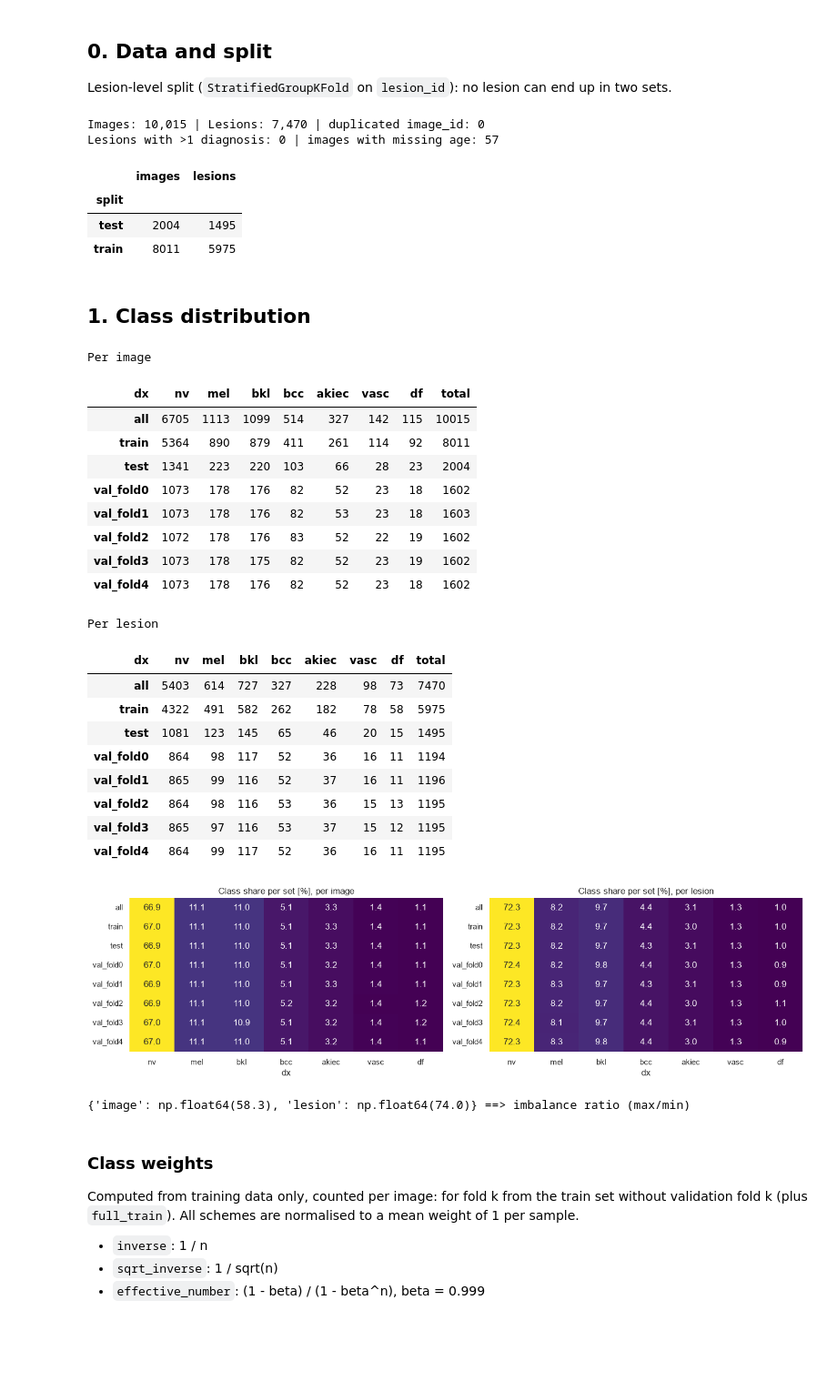
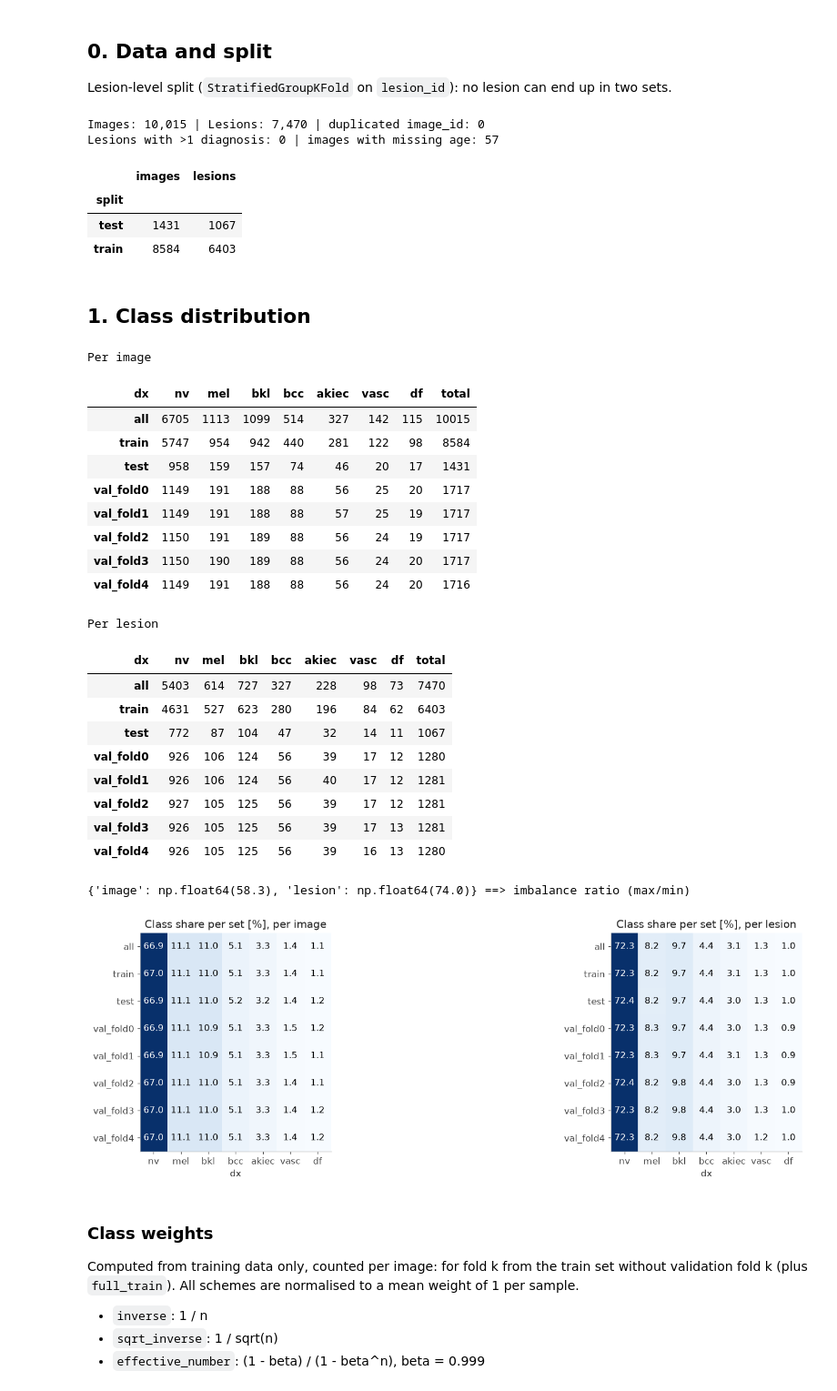
Before and after one commit to vhrabar/local-vs-global-skin-lesions, a Jupyter notebook: notebooks/EDA_2_metadata.ipynb, the cells around one changed output. Shown at 91% size. Drawn from its saved outputs; the diff is of its cells as text; code cells hidden in the pictures; blank space fills up the shorter version.

```diff
--- a/notebooks/EDA_2_metadata.ipynb
+++ b/notebooks/EDA_2_metadata.ipynb
@@ -6,10 +6,10 @@
 import json
 from pathlib import Path
 
+import kx
 import matplotlib.pyplot as plt
 import numpy as np
 import pandas as pd
-import seaborn as sns
 from scipy import stats
 from sklearn.compose import ColumnTransformer
 from sklearn.dummy import DummyClassifier
@@ -25,18 +25,24 @@ try:
 except ImportError:
     display = print
 
-sns.set_theme(style="whitegrid")
+kx.use("light", palette="tab10", cmap="blues")
 # %%
-META_CSV = next(p for p in (Path("data/HAM10000_metadata.csv"), Path("data/HAM10000/HAM10000_metadata.csv"),
-                            Path("../data/HAM10000_metadata.csv"), Path("../data/HAM10000/HAM10000_metadata.csv")) if p.exists())
-# OUT = Path("eda2_outputs")  # only class_weights.json and splits_eda2.csv are written here
-# OUT.mkdir(exist_ok=True)
+META_CSV = next(
+    p
+    for p in (
+        Path("data/HAM10000_metadata.csv"),
+        Path("data/HAM10000/HAM10000_metadata.csv"),
+        Path("../data/HAM10000_metadata.csv"),
+        Path("../data/HAM10000/HAM10000_metadata.csv"),
+    )
+    if p.exists()
+)
 
 SEED = 0
 CLASSES = ["nv", "mel", "bkl", "bcc", "akiec", "vasc", "df"]
 K = len(CLASSES)
 N_FOLDS = 5
-TEST_FRAC = 0.2
+TEST_FRAC = 0.15
 N_BOOT = 100
 SPLITS_CSV = None
 # %% [markdown]
@@ -49,7 +55,9 @@ df["sex"] = df["sex"].fillna("unknown")
 df["localization"] = df["localization"].fillna("unknown")
 
 print(f"Images: {len(df):,} | Lesions: {df['lesion_id'].nunique():,} | duplicated image_id: {df['image_id'].duplicated().sum()}")
-print(f"Lesions with >1 diagnosis: {int((df.groupby('lesion_id')['dx'].nunique() > 1).sum())} | images with missing age: {df['age'].isna().sum()}")
+print(
+    f"Lesions with >1 diagnosis: {int((df.groupby('lesion_id')['dx'].nunique() > 1).sum())} | images with missing age: {df['age'].isna().sum()}"
+)
 
 if SPLITS_CSV and Path(SPLITS_CSV).exists():
     df = df.merge(pd.read_csv(SPLITS_CSV)[["image_id", "split", "fold"]], on="image_id", how="left")
@@ -76,56 +84,58 @@ Images: 10,015 | Lesions: 7,470 | duplicated image_id: 0
 Lesions with >1 diagnosis: 0 | images with missing age: 57
 |  | images | lesions |
 | split |  |  |
-| test | 2004 | 1495 |
-| train | 8011 | 5975 |
+| test | 1431 | 1067 |
+| train | 8584 | 6403 |
 # %% [markdown]
 ## 1. Class distribution
 # %%
 sets = {"all": df, "train": df[df["split"] == "train"], "test": df[df["split"] == "test"]}
 sets |= {f"val_fold{k}": df[df["fold"] == k] for k in range(N_FOLDS)}
 
 
 def class_counts(unit: str) -> pd.DataFrame:
     rows = {name: (d if unit == "image" else d.drop_duplicates("lesion_id"))["dx"].value_counts() for name, d in sets.items()}
     return pd.DataFrame(rows).T.reindex(columns=CLASSES, fill_value=0)
 
 
 counts = {unit: class_counts(unit) for unit in ("image", "lesion")}
 for unit, table in counts.items():
     print(f"Per {unit}")
     display(table.assign(total=table.sum(axis=1)))
 
-fig, axes = plt.subplots(1, 2, figsize=(14, 4))
-for ax, (unit, table) in zip(axes, counts.items()):
-    sns.heatmap(table.div(table.sum(axis=1), axis=0) * 100, annot=True, fmt=".1f", cmap="viridis", cbar=False, ax=ax)
-    ax.set_title(f"Class share per set [%], per {unit}")
-plt.tight_layout()
-plt.show()
+for ax, (unit, table) in zip(kx.grid(2, cols=2), counts.items(), strict=True):
+    kx.plot(
+        table.div(table.sum(axis=1), axis=0) * 100,
+        "heat-ann-nocb",
+        ax=ax,
+        fmt="{:.1f}",
+        title=f"Class share per set [%], per {unit}",
+    )
 
 print({unit: round(t.loc["all"].max() / t.loc["all"].min(), 1) for unit, t in counts.items()}, "==> imbalance ratio (max/min)")
 # %% [output]
 Per image
 | dx | nv | mel | bkl | bcc | akiec | vasc | df | total |
 | all | 6705 | 1113 | 1099 | 514 | 327 | 142 | 115 | 10015 |
-| train | 5364 | 890 | 879 | 411 | 261 | 114 | 92 | 8011 |
-| test | 1341 | 223 | 220 | 103 | 66 | 28 | 23 | 2004 |
-| val_fold0 | 1073 | 178 | 176 | 82 | 52 | 23 | 18 | 1602 |
-| val_fold1 | 1073 | 178 | 176 | 82 | 53 | 23 | 18 | 1603 |
-| val_fold2 | 1072 | 178 | 176 | 83 | 52 | 22 | 19 | 1602 |
-| val_fold3 | 1073 | 178 | 175 | 82 | 52 | 23 | 19 | 1602 |
-| val_fold4 | 1073 | 178 | 176 | 82 | 52 | 23 | 18 | 1602 |
+| train | 5747 | 954 | 942 | 440 | 281 | 122 | 98 | 8584 |
+| test | 958 | 159 | 157 | 74 | 46 | 20 | 17 | 1431 |
+| val_fold0 | 1149 | 191 | 188 | 88 | 56 | 25 | 20 | 1717 |
+| val_fold1 | 1149 | 191 | 188 | 88 | 57 | 25 | 19 | 1717 |
+| val_fold2 | 1150 | 191 | 189 | 88 | 56 | 24 | 19 | 1717 |
+| val_fold3 | 1150 | 190 | 189 | 88 | 56 | 24 | 20 | 1717 |
+| val_fold4 | 1149 | 191 | 188 | 88 | 56 | 24 | 20 | 1716 |
 Per lesion
 | dx | nv | mel | bkl | bcc | akiec | vasc | df | total |
 | all | 5403 | 614 | 727 | 327 | 228 | 98 | 73 | 7470 |
-| train | 4322 | 491 | 582 | 262 | 182 | 78 | 58 | 5975 |
-| test | 1081 | 123 | 145 | 65 | 46 | 20 | 15 | 1495 |
-| val_fold0 | 864 | 98 | 117 | 52 | 36 | 16 | 11 | 1194 |
-| val_fold1 | 865 | 99 | 116 | 52 | 37 | 16 | 11 | 1196 |
-| val_fold2 | 864 | 98 | 116 | 53 | 36 | 15 | 13 | 1195 |
-| val_fold3 | 865 | 97 | 116 | 53 | 37 | 15 | 12 | 1195 |
-| val_fold4 | 864 | 99 | 117 | 52 | 36 | 16 | 11 | 1195 |
+| train | 4631 | 527 | 623 | 280 | 196 | 84 | 62 | 6403 |
+| test | 772 | 87 | 104 | 47 | 32 | 14 | 11 | 1067 |
+| val_fold0 | 926 | 106 | 124 | 56 | 39 | 17 | 12 | 1280 |
+| val_fold1 | 926 | 106 | 124 | 56 | 40 | 17 | 12 | 1281 |
+| val_fold2 | 927 | 105 | 125 | 56 | 39 | 17 | 12 | 1281 |
+| val_fold3 | 926 | 105 | 125 | 56 | 39 | 17 | 13 | 1281 |
+| val_fold4 | 926 | 105 | 125 | 56 | 39 | 16 | 13 | 1280 |
+{'image': np.float64(58.3), 'lesion': np.float64(74.0)} ==> imbalance ratio (max/min)
-[figure, old version]
+[figure, new version]
-{'image': np.float64(58.3), 'lesion': np.float64(74.0)} ==> imbalance ratio (max/min)
 # %% [markdown]
 ### Class weights
 
```
Also changed, not shown: parts of 5 cells of this notebook, 2 other files.
